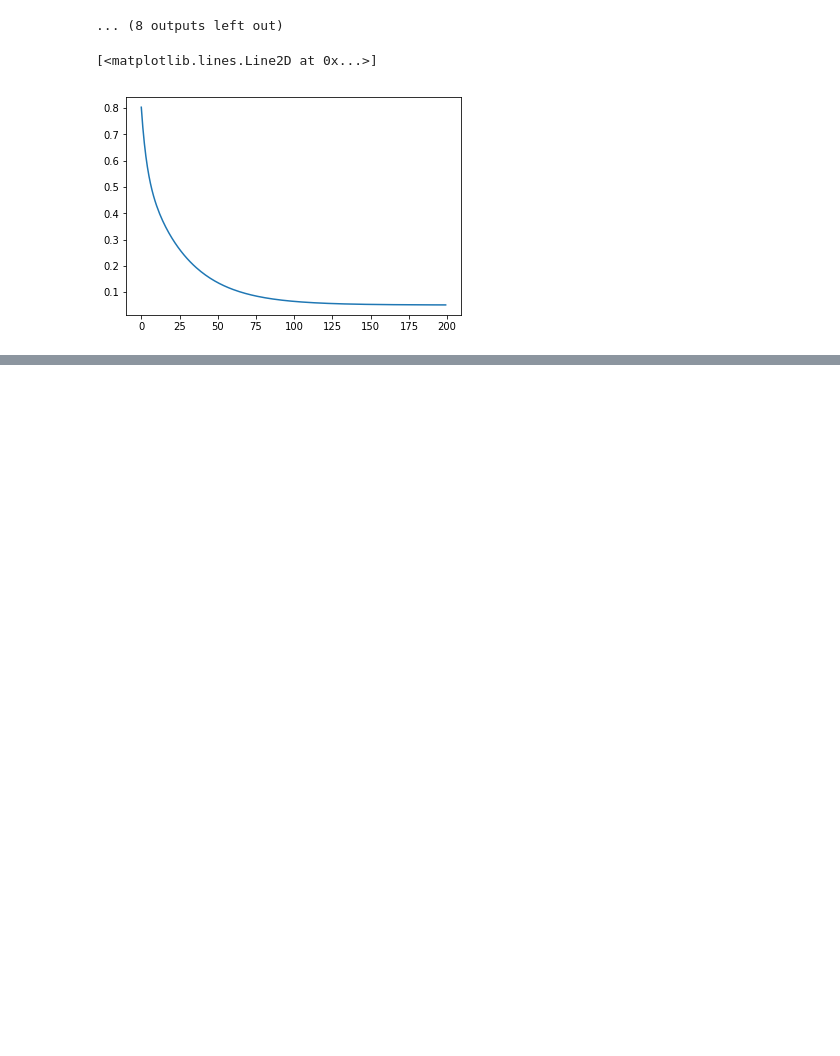
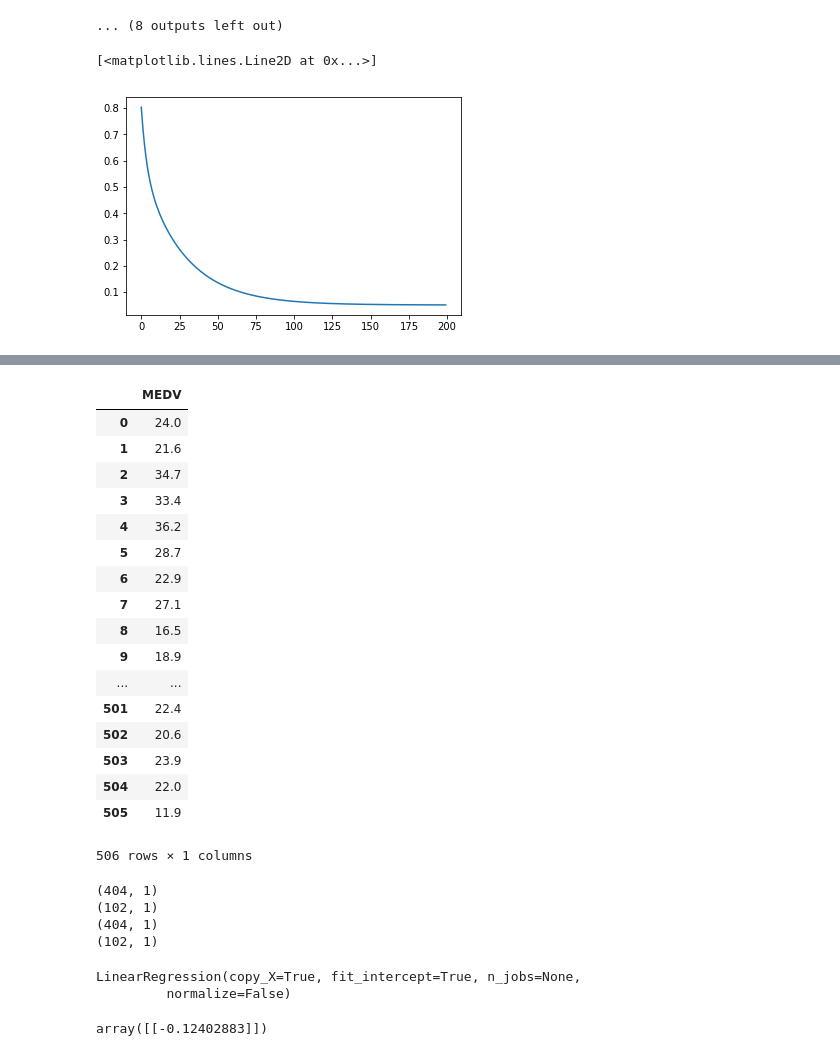
Before and after one commit to devwoo41/PrivateStudy, a Jupyter notebook: DL_ML/Linear_regression/선형회귀.ipynb, the cells around one changed output, grey strips where cells are left out. Drawn from its saved outputs; the diff is of its cells as text; code cells hidden in the pictures; blank space fills up the shorter version.

```diff
--- a/DL_ML/Linear_regression/선형회귀.ipynb
+++ b/DL_ML/Linear_regression/선형회귀.ipynb
@@ -131,0 +242,22 @@ plt.plot(cost_list)
+# %%
+y=pd.DataFrame(boston_dataset.target, columns=['MEDV']) # 집값
+y
+# %% [output]
+|  | MEDV |
+| 0 | 24.0 |
+| 1 | 21.6 |
+| 2 | 34.7 |
+| 3 | 33.4 |
+| 4 | 36.2 |
+| 5 | 28.7 |
+| 6 | 22.9 |
+| 7 | 27.1 |
+| 8 | 16.5 |
+| 9 | 18.9 |
+| ... | ... |
+| 501 | 22.4 |
+| 502 | 20.6 |
+| 503 | 23.9 |
+| 504 | 22.0 |
+| 505 | 11.9 |
+506 rows × 1 columns
@@ -131,0 +270,21 @@ plt.plot(cost_list)
+# %%
+print(x_train.shape) # (404, 1) 404개의 트레이닝 샘플
+print(x_test.shape)  # (102, 1) 102개의 테스트 샘플
+print(y_train.shape) # (404, 1) 404개의 트레이닝 샘플
+print(y_test.shape)  # (102, 1) 102개의 테스트 샘플
+# %% [output]
+(404, 1)
+(102, 1)
+(404, 1)
+(102, 1)
+# %%
+from sklearn.linear_model import LinearRegression
+model=LinearRegression()
+model.fit(x_train, y_train) # 트레이닝 셋으로 모델 학습
+# %% [output]
+LinearRegression(copy_X=True, fit_intercept=True, n_jobs=None,
+         normalize=False)
+# %%
+model.coef_ # 기울기 (slope), theta_1의 값이 나온다.
+# %% [output]
+array([[-0.12402883]])
```
Also changed, not shown: parts of 17 cells of this notebook, 6 other files.
